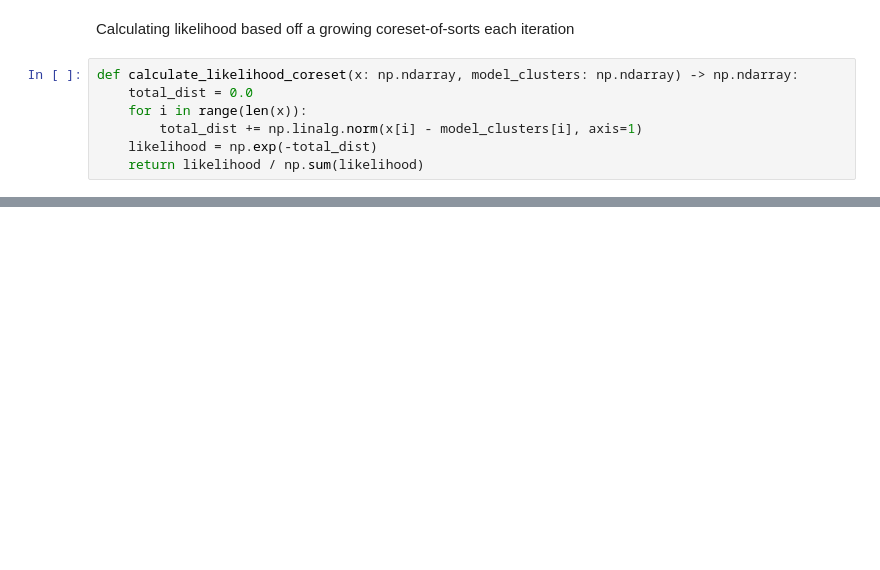
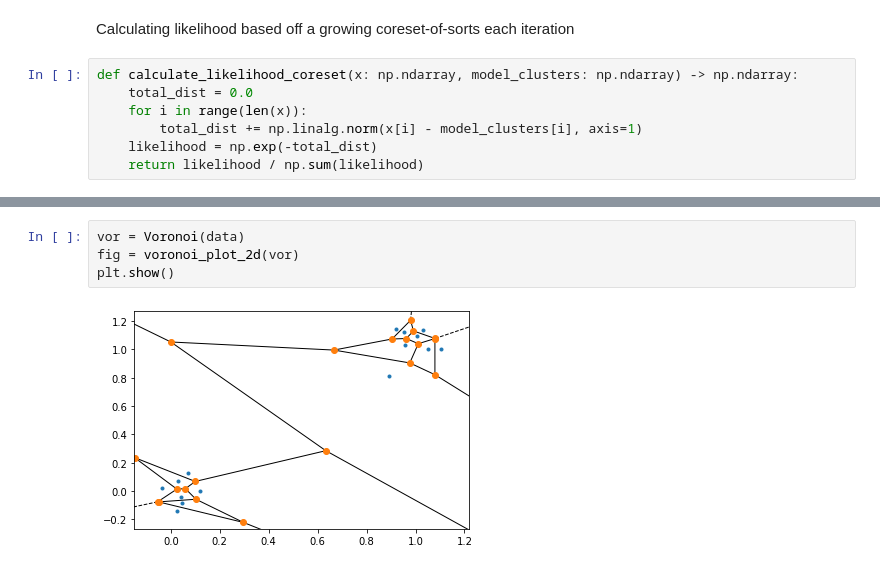
Before and after one commit to jviszlai/Bayesian-inference-coresets, a Jupyter notebook: BayesianInferenceClusteringExample.ipynb, the cells around one changed output, grey strips where cells are left out. Cells and saved outputs as stored; diff of their text form; blank space fills up the shorter version.

```diff
--- a/BayesianInferenceClusteringExample.ipynb
+++ b/BayesianInferenceClusteringExample.ipynb
@@ -182,0 +211,6 @@ plot_cluster(data, model)
+# %%
+vor = Voronoi(data)
+fig = voronoi_plot_2d(vor)
+plt.show()
+# %% [output]
+[figure, added]
```
Also changed, not shown: parts of 13 cells of this notebook.
